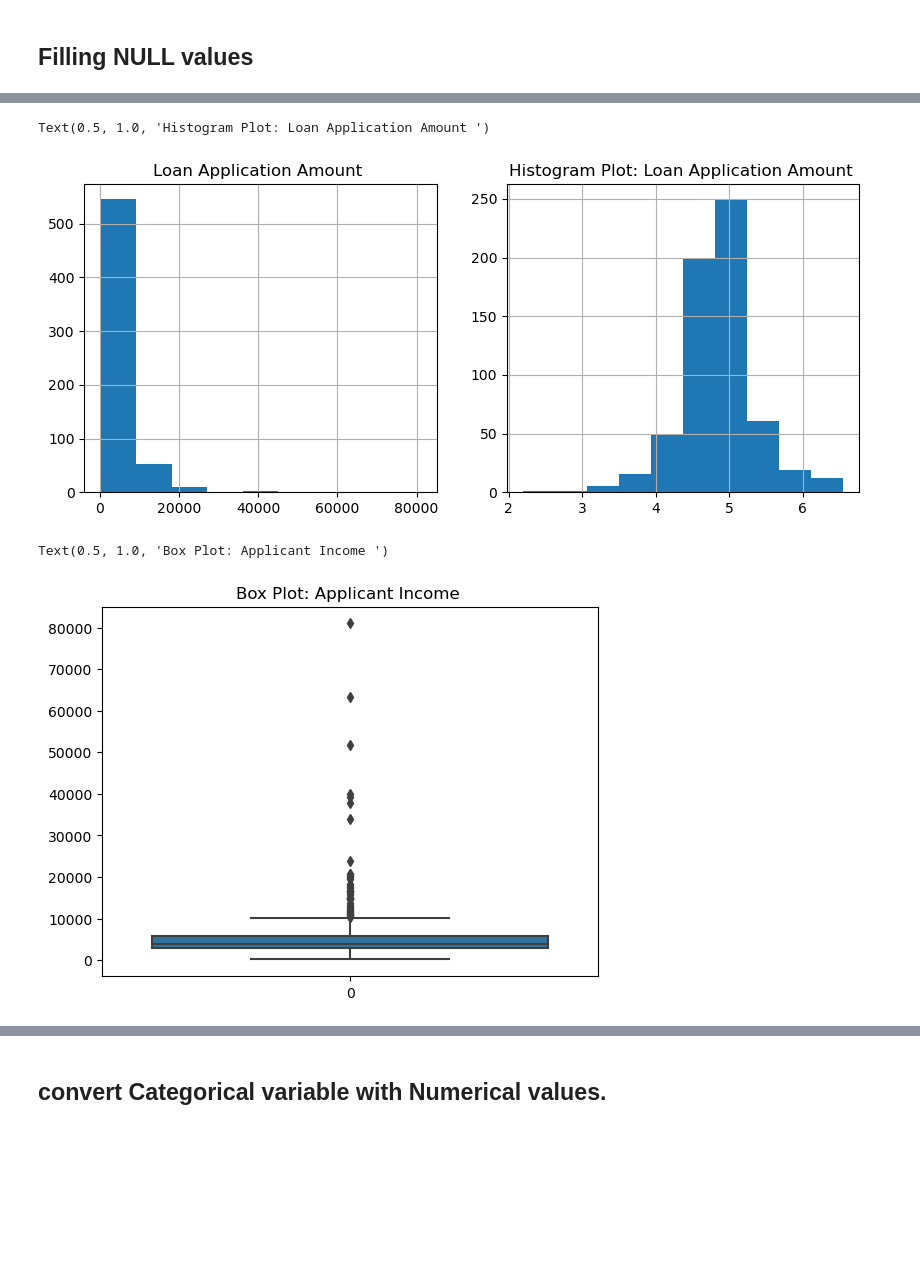
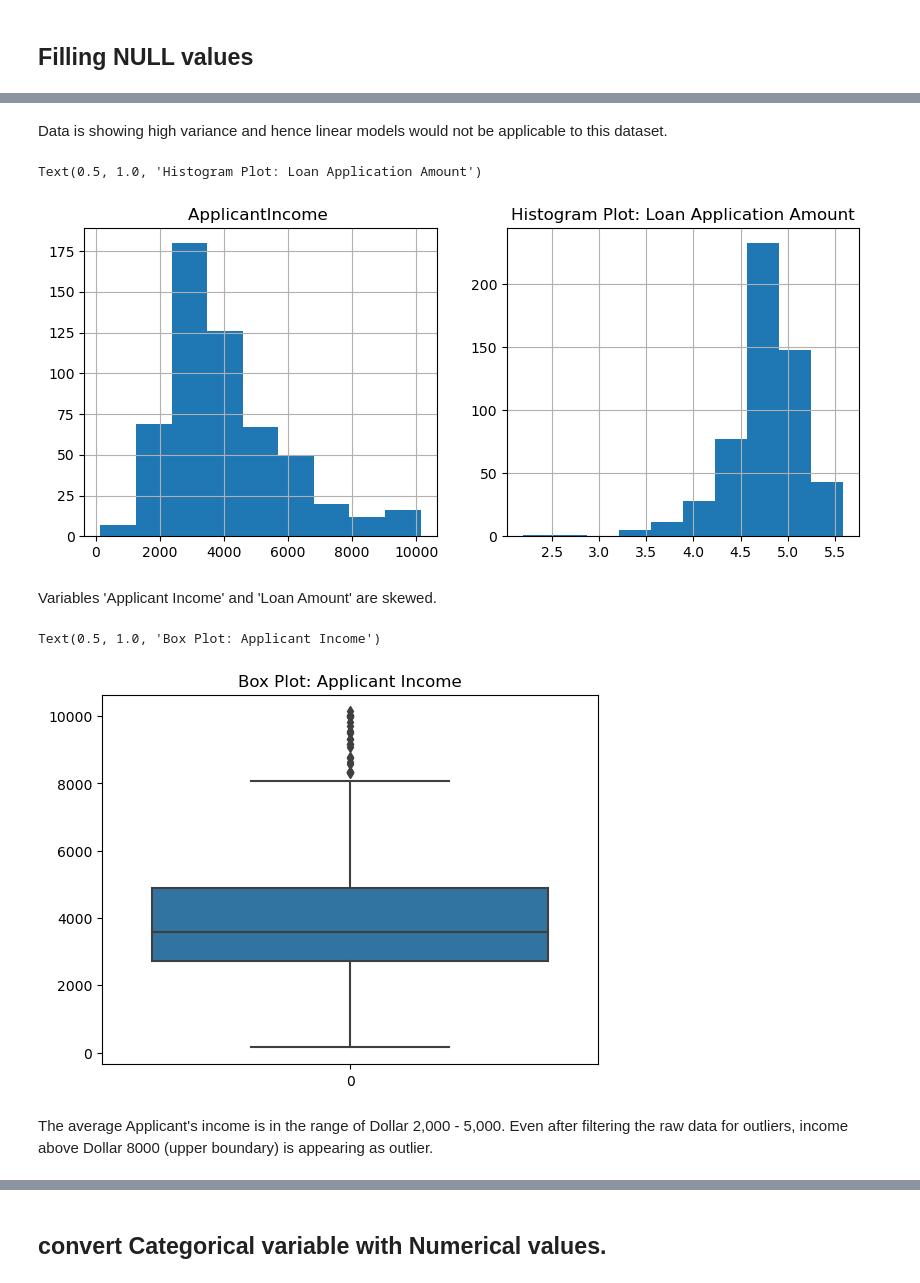
Before and after one commit to johncuevas51/Project_4_Group7, a Jupyter notebook: Loan_prediction_spark.ipynb, the cells around one changed output, grey strips where cells are left out. Cells and saved outputs as stored; diff of their text form; code cells hidden in the pictures; blank space fills up the shorter version.

```diff
--- a/Loan_prediction_spark.ipynb
+++ b/Loan_prediction_spark.ipynb
@@ -118,6 +124,3 @@ Data columns (total 13 columns):
  12  Loan_Status        614 non-null    object
 dtypes: float64(4), int32(1), object(8)
 memory usage: 60.1+ KB
-# %%
-# Dropping Loan_ID column
-data.drop(['Loan_ID'],axis=1,inplace=True)
@@ -124,3 +188,6 @@ data.drop(['Loan_ID'],axis=1,inplace=True)
+# %%
+# Dropping Loan_ID column
+filtered_data_df.drop(['Loan_ID'],axis=1,inplace=True)
 # %% [markdown]
 ## Filling NULL values
 # %%
@@ -143,20 +221,19 @@ dtype: int64
 # %%
-#filling null values
+#filling null values-- filling in null values with mode or mean values of the data. So if gender has more male than female, then we will fill Null values with Male.
 
-data.Gender.fillna(data['Gender'].mode()[0], inplace=True)
+filtered_data_df.Gender.fillna(filtered_data_df['Gender'].mode()[0], inplace=True)
 
-data.Married.fillna(data['Married'].mode()[0], inplace=True)
+filtered_data_df.Married.fillna(filtered_data_df['Married'].mode()[0], inplace=True)
 
-data['Dependents'].fillna(data['Dependents'].mode()[0], inplace=True)
+filtered_data_df['Dependents'].fillna(filtered_data_df['Dependents'].mode()[0], inplace=True)
 
 
-data.Self_Employed.fillna(data['Self_Employed'].mode()[0], inplace=True)
+filtered_data_df.Self_Employed.fillna(filtered_data_df['Self_Employed'].mode()[0], inplace=True)
 
-data['LoanAmount'].fillna(data['LoanAmount'].mean(), inplace=True) # Mean
+filtered_data_df['LoanAmount'].fillna(filtered_data_df['LoanAmount'].mean(), inplace=True) # Mean
 
 
+filtered_data_df['Loan_Amount_Term'].fillna(filtered_data_df['Loan_Amount_Term'].mean(), inplace=True)
 
-data['Loan_Amount_Term'].fillna(data['Loan_Amount_Term'].mean(), inplace=True)
-
-data['Credit_History'].fillna(data['Credit_History'].mode()[0], inplace=True) # Mode
+filtered_data_df['Credit_History'].fillna(filtered_data_df['Credit_History'].mode()[0], inplace=True) # Mode
 # %%
@@ -264,21 +359,27 @@ Text(0, 0.5, 'Loan Amount')
+# %% [markdown]
+Data is showing high variance and hence linear models would not be applicable to this dataset.
 # %%
-
+#Histogram Plot to visualize distribution of data
 plt.figure(figsize=(10, 4))
 plt.subplot(1, 2, 1)
-data['ApplicantIncome'].hist(bins=9)
-plt.title("Loan Application Amount ")
+filtered_data_df['ApplicantIncome'].hist(bins=9)
+plt.title("ApplicantIncome ")
 plt.subplot(1, 2, 2)
 plt.grid()
-plt.hist(np.log(data['LoanAmount']))
-plt.title("Histogram Plot: Loan Application Amount ")
+plt.hist(np.log(filtered_data_df['LoanAmount']))
+plt.title("Histogram Plot: Loan Application Amount")
 # %% [output]
-Text(0.5, 1.0, 'Histogram Plot: Loan Application Amount ')
+Text(0.5, 1.0, 'Histogram Plot: Loan Application Amount')
-[figure, old version]
+[figure, new version]
+# %% [markdown]
+Variables 'Applicant Income' and 'Loan Amount' are skewed.
 # %%
 # Box Plot
-sns.boxplot(data['ApplicantIncome'])
-plt.title("Box Plot: Applicant Income ")
+sns.boxplot(filtered_data_df['ApplicantIncome'])
+plt.title("Box Plot: Applicant Income")
 # %% [output]
-Text(0.5, 1.0, 'Box Plot: Applicant Income ')
+Text(0.5, 1.0, 'Box Plot: Applicant Income')
-[figure, old version]
+[figure, new version]
+# %% [markdown]
+The average Applicant's income is in the range of Dollar 2,000 - 5,000. Even after filtering the raw data for outliers, income above Dollar 8000 (upper boundary) is appearing as outlier.
 # %%
```
Also changed, not shown: parts of 72 cells of this notebook, 4 other files.
